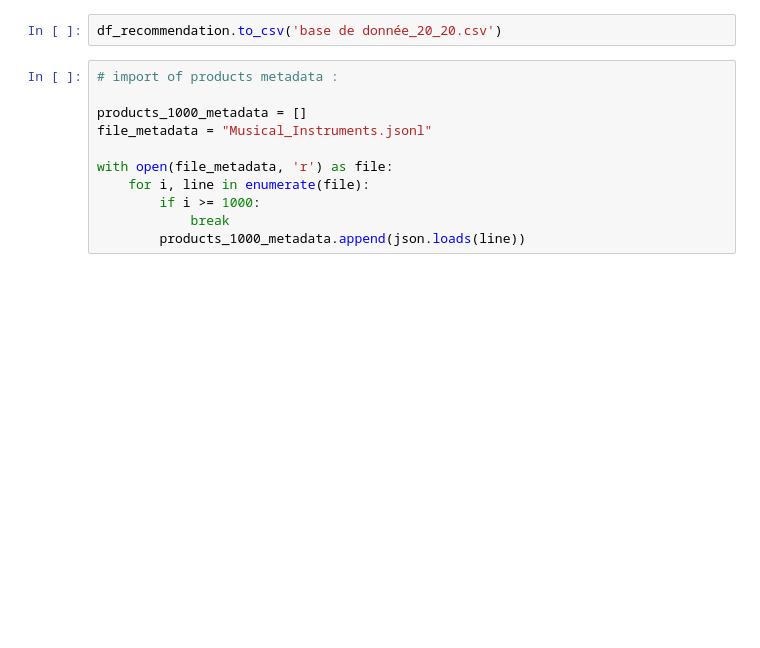
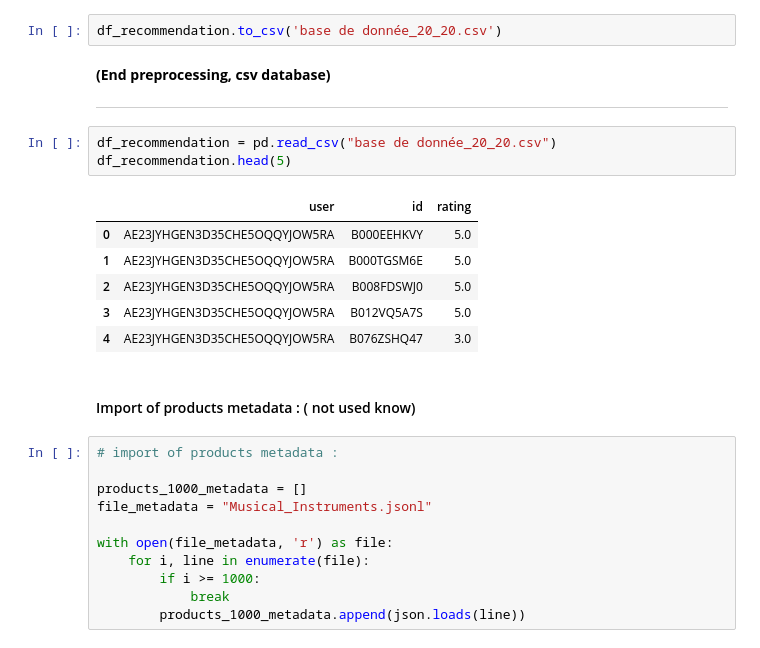
Before and after one commit to arazig/Advanced-ML-project, a Jupyter notebook: Notebook.ipynb, the cells around one changed output. Saved outputs shown, nothing was run; the diff lists cells and outputs as text; blank space fills up the shorter version.

Commit message:
preprocess final 20 20

```diff
--- a/Notebook.ipynb
+++ b/Notebook.ipynb
@@ -118,6 +120,21 @@ The proportion of products rated by different users :
 | max | 473.000000 |
 # %%
 df_recommendation.to_csv('base de donnée_20_20.csv')
+# %% [markdown]
+**(End preprocessing, csv database)**
+___________________________
+# %%
+df_recommendation = pd.read_csv("base de donnée_20_20.csv")
+df_recommendation.head(5)
+# %% [output]
+|  | user | id | rating |
+| 0 | AE23JYHGEN3D35CHE5OQQYJOW5RA | B000EEHKVY | 5.0 |
+| 1 | AE23JYHGEN3D35CHE5OQQYJOW5RA | B000TGSM6E | 5.0 |
+| 2 | AE23JYHGEN3D35CHE5OQQYJOW5RA | B008FDSWJ0 | 5.0 |
+| 3 | AE23JYHGEN3D35CHE5OQQYJOW5RA | B012VQ5A7S | 5.0 |
+| 4 | AE23JYHGEN3D35CHE5OQQYJOW5RA | B076ZSHQ47 | 3.0 |
+# %% [markdown]
+#### Import of products metadata : ( not used know)
 # %%
 # import of products metadata :
 
```
Also changed, not shown: parts of 6 cells of this notebook, 1 other file.
